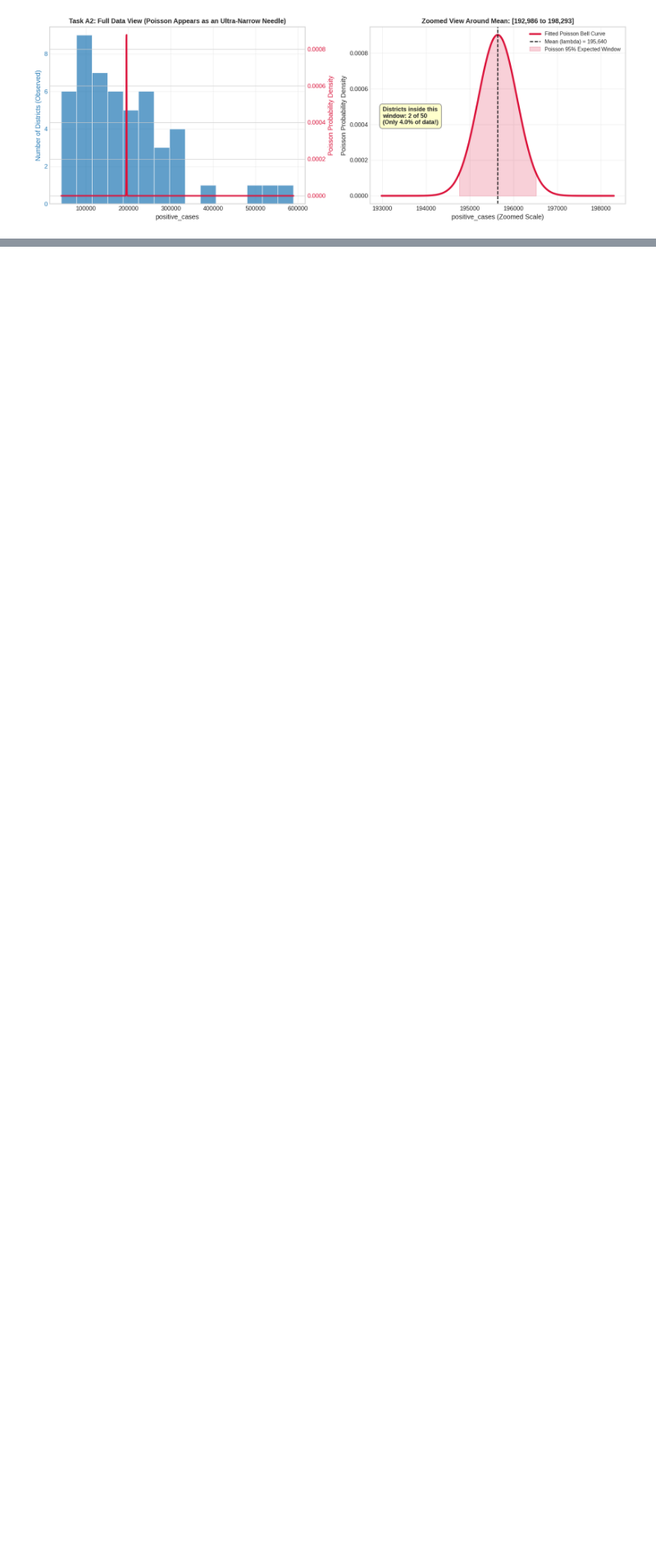
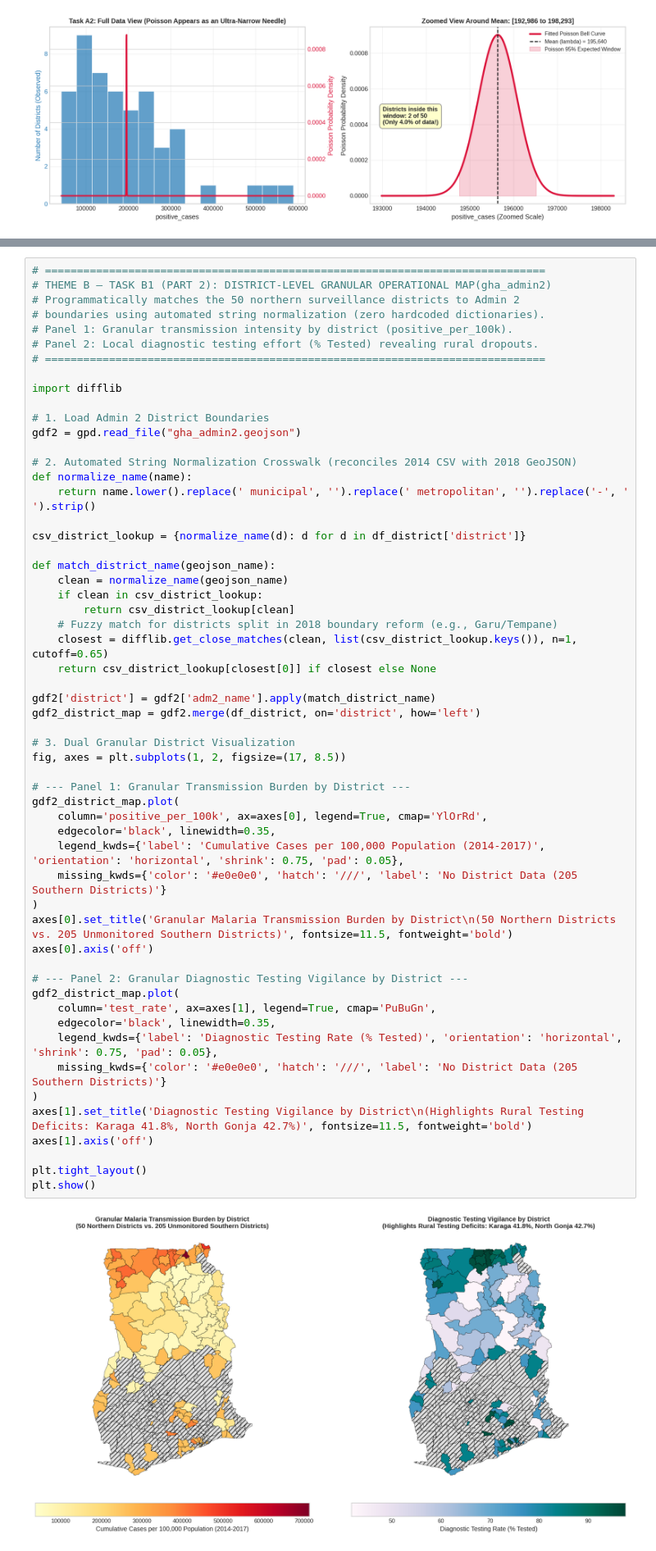
Before and after one commit to ASU-MICS-2028/mle-group-2-prosit-1, a Jupyter notebook: Bernard.ipynb, the cells around one changed output, grey strips where cells are left out. Shown at 82% size. Cells and saved outputs as stored; diff of their text form; blank space fills up the shorter version.

```diff
--- a/Bernard.ipynb
+++ b/Bernard.ipynb
@@ -808,0 +906,58 @@ Upper West Region           11         48.0          48              100.0
+# %%
+# ==============================================================================
+# THEME B — TASK B1 (PART 2): DISTRICT-LEVEL GRANULAR OPERATIONAL MAP(gha_admin2)
+# Programmatically matches the 50 northern surveillance districts to Admin 2
+# boundaries using automated string normalization (zero hardcoded dictionaries).
+# Panel 1: Granular transmission intensity by district (positive_per_100k).
+# Panel 2: Local diagnostic testing effort (% Tested) revealing rural dropouts.
+# ==============================================================================
+
+import difflib
+
+# 1. Load Admin 2 District Boundaries
+gdf2 = gpd.read_file("gha_admin2.geojson")
+
+# 2. Automated String Normalization Crosswalk (reconciles 2014 CSV with 2018 GeoJSON)
+def normalize_name(name):
+    return name.lower().replace(' municipal', '').replace(' metropolitan', '').replace('-', ' ').strip()
+
+csv_district_lookup = {normalize_name(d): d for d in df_district['district']}
+
+def match_district_name(geojson_name):
+    clean = normalize_name(geojson_name)
+    if clean in csv_district_lookup:
+        return csv_district_lookup[clean]
+    # Fuzzy match for districts split in 2018 boundary reform (e.g., Garu/Tempane)
+    closest = difflib.get_close_matches(clean, list(csv_district_lookup.keys()), n=1, cutoff=0.65)
+    return csv_district_lookup[closest[0]] if closest else None
+
+gdf2['district'] = gdf2['adm2_name'].apply(match_district_name)
+gdf2_district_map = gdf2.merge(df_district, on='district', how='left')
+
+# 3. Dual Granular District Visualization
+fig, axes = plt.subplots(1, 2, figsize=(17, 8.5))
+
+# --- Panel 1: Granular Transmission Burden by District ---
+gdf2_district_map.plot(
+    column='positive_per_100k', ax=axes[0], legend=True, cmap='YlOrRd',
+    edgecolor='black', linewidth=0.35,
+    legend_kwds={'label': 'Cumulative Cases per 100,000 Population (2014-2017)', 'orientation': 'horizontal', 'shrink': 0.75, 'pad': 0.05},
+    missing_kwds={'color': '#e0e0e0', 'hatch': '///', 'label': 'No District Data (205 Southern Districts)'}
+)
+axes[0].set_title('Granular Malaria Transmission Burden by District\n(50 Northern Districts vs. 205 Unmonitored Southern Districts)', fontsize=11.5, fontweight='bold')
+axes[0].axis('off')
+
+# --- Panel 2: Granular Diagnostic Testing Vigilance by District ---
+gdf2_district_map.plot(
+    column='test_rate', ax=axes[1], legend=True, cmap='PuBuGn',
+    edgecolor='black', linewidth=0.35,
+    legend_kwds={'label': 'Diagnostic Testing Rate (% Tested)', 'orientation': 'horizontal', 'shrink': 0.75, 'pad': 0.05},
+    missing_kwds={'color': '#e0e0e0', 'hatch': '///', 'label': 'No District Data (205 Southern Districts)'}
+)
+axes[1].set_title('Diagnostic Testing Vigilance by District\n(Highlights Rural Testing Deficits: Karaga 41.8%, North Gonja 42.7%)', fontsize=11.5, fontweight='bold')
+axes[1].axis('off')
+
+plt.tight_layout()
+plt.show()
+# %% [output]
+[figure, added]
```
Also changed, not shown: parts of 30 cells of this notebook.
